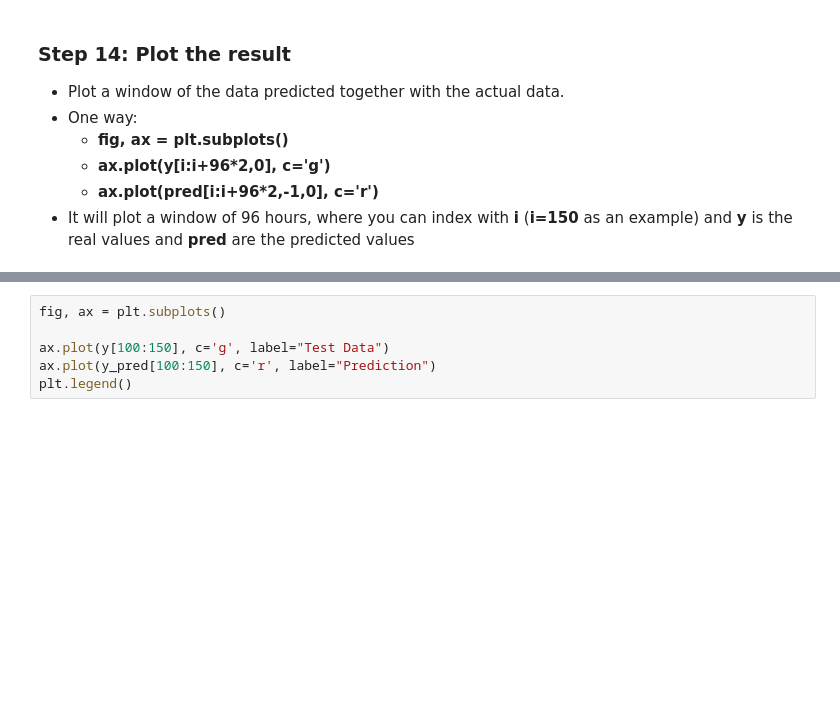
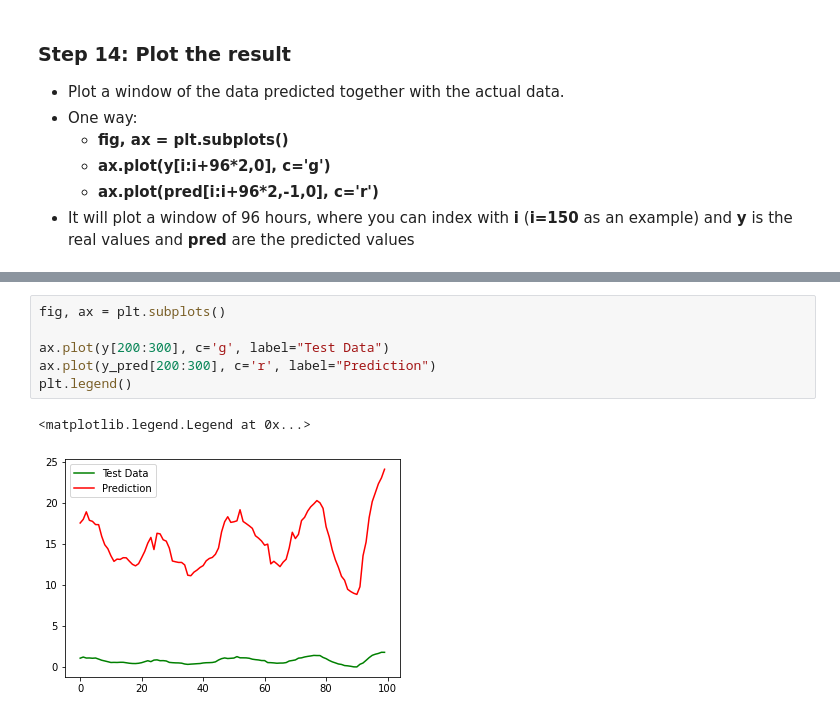
Before and after one commit to francoschroeder/ProyectoFinal, a Jupyter notebook: ModeloParaTestear.ipynb, the cells around one changed output, grey strips where cells are left out. Cells and saved outputs as stored; diff of their text form; blank space fills up the shorter version.

```diff
--- a/ModeloParaTestear.ipynb
+++ b/ModeloParaTestear.ipynb
@@ -208,9 +251,12 @@ plt.legend()
 # %%
 fig, ax = plt.subplots()
 
-ax.plot(y[100:150], c='g', label="Test Data")
-ax.plot(y_pred[100:150], c='r', label="Prediction")
+ax.plot(y[200:300], c='g', label="Test Data")
+ax.plot(y_pred[200:300], c='r', label="Prediction")
 plt.legend()
+# %% [output]
+<matplotlib.legend.Legend at 0x...>
+[figure, added]
 # %%
 fig, ax = plt.subplots()
 
```
Also changed, not shown: parts of 9 cells of this notebook.
